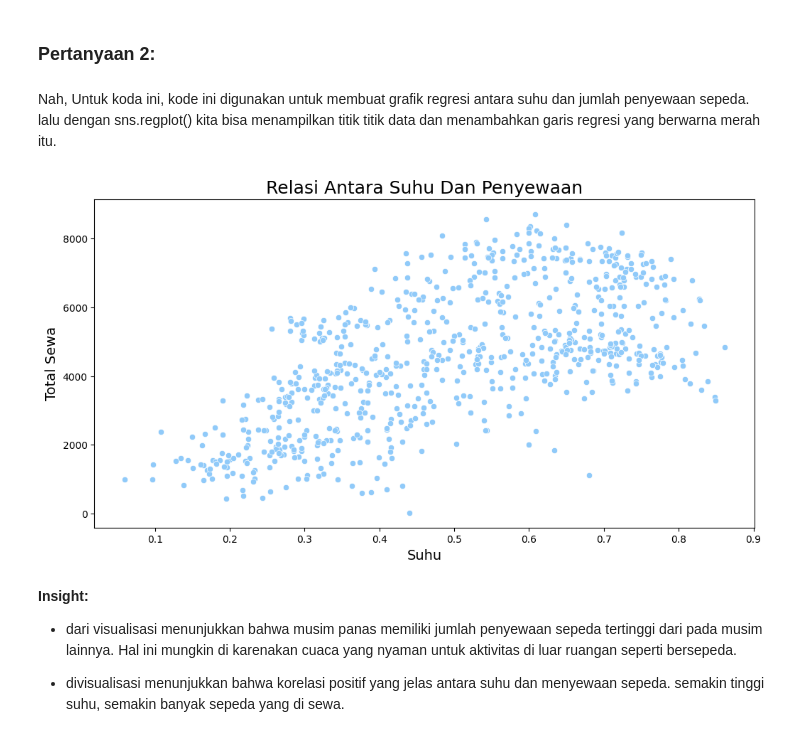
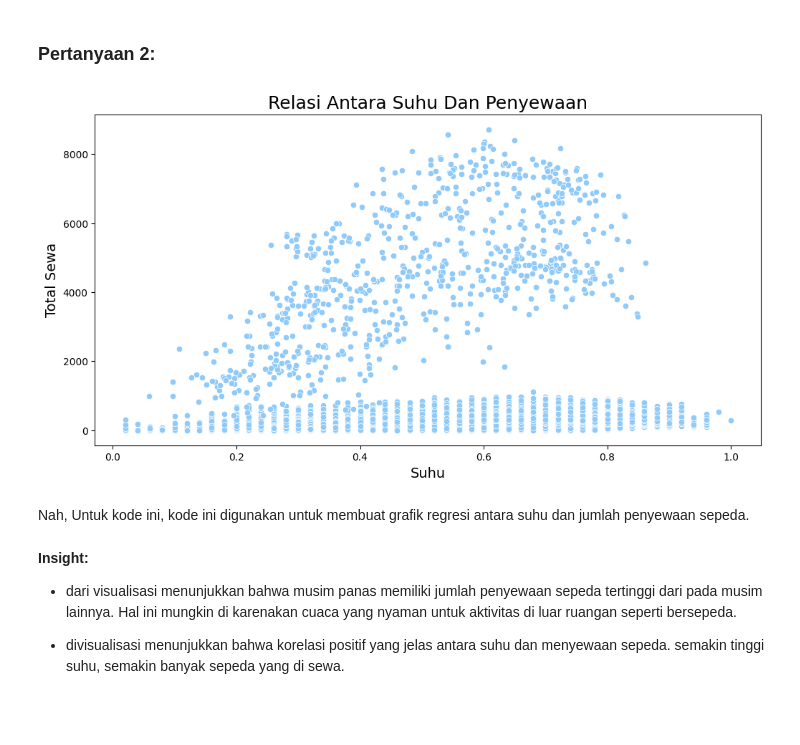
Before and after one commit to Najiann/submission, a Jupyter notebook: notebook__bike.ipynb, the cells around one changed output. Saved outputs shown, nothing was run; the diff lists cells and outputs as text; code cells hidden in the pictures; blank space fills up the shorter version.

```diff
--- a/notebook__bike.ipynb
+++ b/notebook__bike.ipynb
@@ -191,17 +171,17 @@ plt.show()
 # %% [markdown]
 ### Pertanyaan 2:
+# %%
+fig, ax = plt.subplots(figsize=(12,6))
+sns.scatterplot(x=all_df['temp'], y=all_df['cnt'], color="#90CAF9", ax=ax)
+ax.set_title("Relasi Antara Suhu Dan Penyewaan", fontsize=18)
+ax.set_xlabel("Suhu", fontsize=14)
+ax.set_ylabel("Total Sewa", fontsize=14)
+
+plt.show()
+# %% [output]
+[figure, added]
 # %% [markdown]
-Nah, Untuk koda ini, kode ini digunakan untuk membuat grafik regresi antara suhu dan jumlah penyewaan sepeda. lalu dengan sns.regplot() kita bisa menampilkan titik titik data dan menambahkan garis regresi yang berwarna merah itu.
+Nah, Untuk kode ini, kode ini digunakan untuk membuat grafik regresi antara suhu dan jumlah penyewaan sepeda.
-# %%
-fig, ax = plt.subplots(figsize=(12,6))
-sns.scatterplot(x=day_df['temp'], y=day_df['cnt'], color="#90CAF9", ax=ax)
-ax.set_title("Relasi Antara Suhu Dan Penyewaan", fontsize=18)
-ax.set_xlabel("Suhu", fontsize=14)
-ax.set_ylabel("Total Sewa", fontsize=14)
-
-plt.show()
-# %% [output]
-[figure, removed]
 # %% [markdown]
 **Insight:**
 - dari visualisasi menunjukkan bahwa musim panas memiliki jumlah penyewaan sepeda tertinggi dari pada musim lainnya. Hal ini mungkin di karenakan cuaca yang nyaman untuk aktivitas di luar ruangan seperti bersepeda.
```
Also changed, not shown: parts of 9 cells of this notebook, 1 other file.
